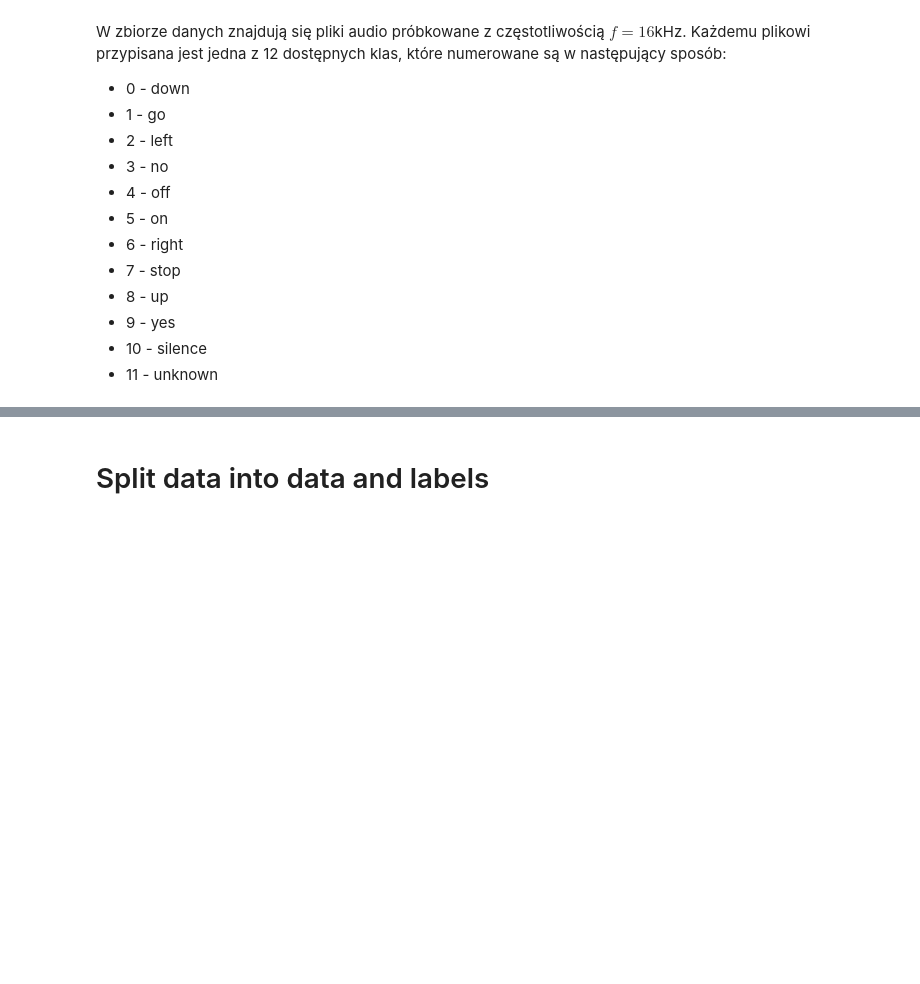
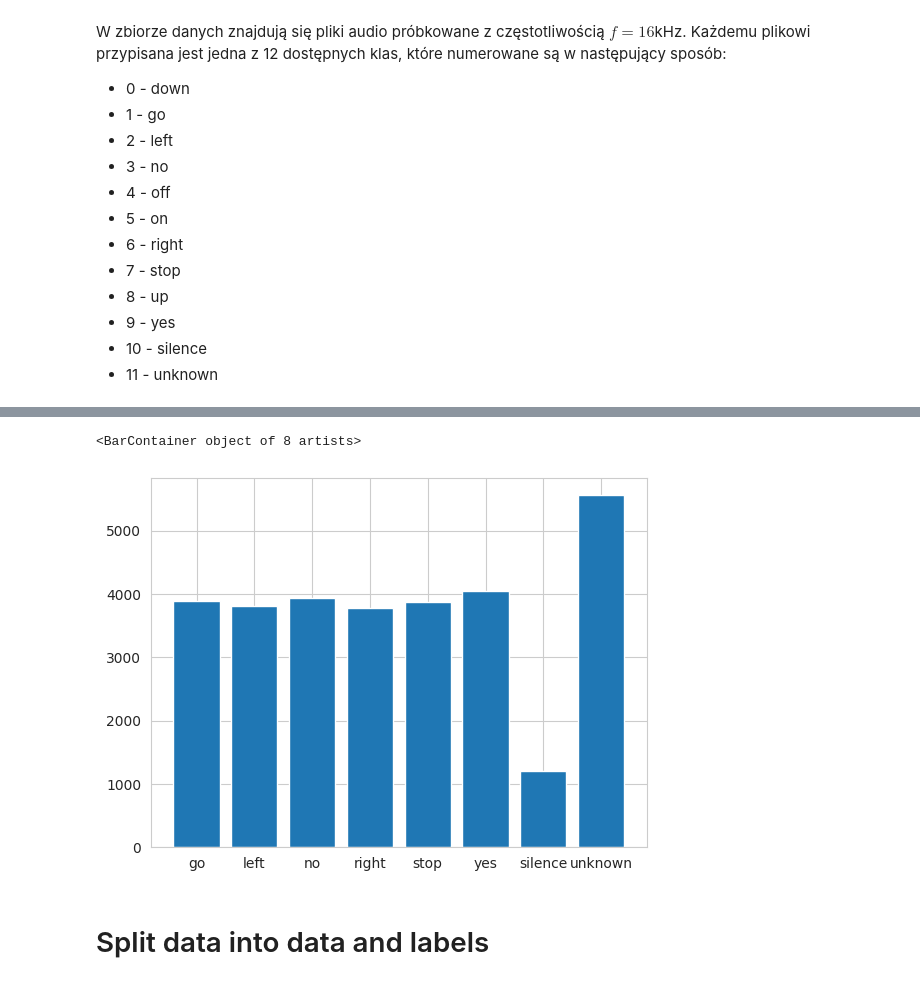
Before and after one commit to VisteK528/TRA_PROJ, a Jupyter notebook: NET_prototype/test_net.ipynb, the cells around one changed output, grey strips where cells are left out. Drawn from its saved outputs; the diff is of its cells as text; code cells hidden in the pictures; blank space fills up the shorter version.

```diff
--- a/NET_prototype/test_net.ipynb
+++ b/NET_prototype/test_net.ipynb
@@ -33,9 +40,6 @@ W zbiorze danych znajdują się pliki audio próbkowane z częstotliwością $f=
 - 9 - yes
 - 10 - silence
 - 11 - unknown
-# %%
-# Load the Speech Commands dataset
-dataset, info = tfds.load('speech_commands', with_info=True, as_supervised=True)
 # %%
 sample_rate = 16000
 label_strings = ["down", "go", "left", "no", "off", "on", "right", "stop", "up", "yes", "silence", "unknown"]
@@ -45,0 +52,6 @@ commands = [label_strings[x] for x in selected_labels]
+# %%
+dataset, info = tfds.load('speech_commands', with_info=True, as_supervised=True, split="test+validation+train")
+print(f"Full dataset length: {len(dataset)}")
+
+exclude_classes = [x for x in range(12) if x not in selected_labels]
+dataset = dataset.shuffle(10000, seed=2137)
@@ -48,6 +62,7 @@ def split_data_and_labels(dataset, length):
     data = []
     labels = []
     i = 0
+    unknown_counter = 0
     for feature, label in dataset:
         if i == length:
             break
@@ -57,7 +72,16 @@ def split_data_and_labels(dataset, length):
         pcm_padded = pcm_padded.astype(np.float32)
         label = int(label.numpy())
         if label in selected_labels:
-            data.append(pcm_padded)
-            labels.append(selected_labels_dict.get(label))
-            i += 1
+            if label == 11 and unknown_counter < 5:
+                unknown_counter += 1
+
+            if (label == 11 and unknown_counter == 5) or label != 11:
+                data.append(pcm_padded)
+                labels.append(selected_labels_dict.get(label))
+                i += 1
+                unknown_counter = 0
     return np.vstack(data), np.vstack(labels)
+# %%
+data, labels = split_data_and_labels(dataset, len(dataset))
+NEW_DATASET_LENGTH = len(data)
+print(f"Filtered length: {NEW_DATASET_LENGTH}")
@@ -64,3 +91,10 @@ def split_data_and_labels(dataset, length):
+# %%
+unique, counts = np.unique(labels, return_counts=True)
+
+plt.bar(commands, counts)
+# %% [output]
+<BarContainer object of 8 artists>
+[figure, added]
 # %% [markdown]
 # Split data into data and labels
 # %%
```
Also changed, not shown: parts of 17 cells of this notebook, 17 other files.
